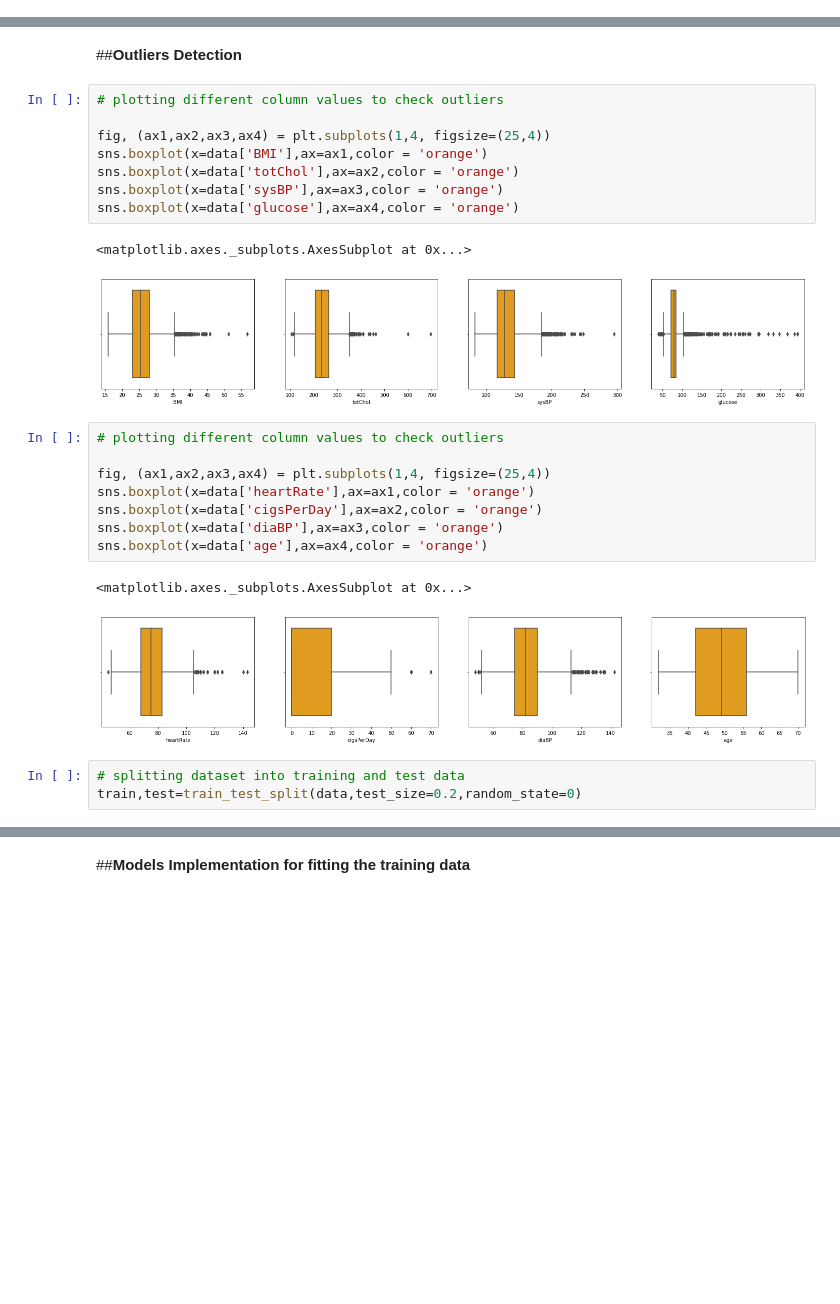
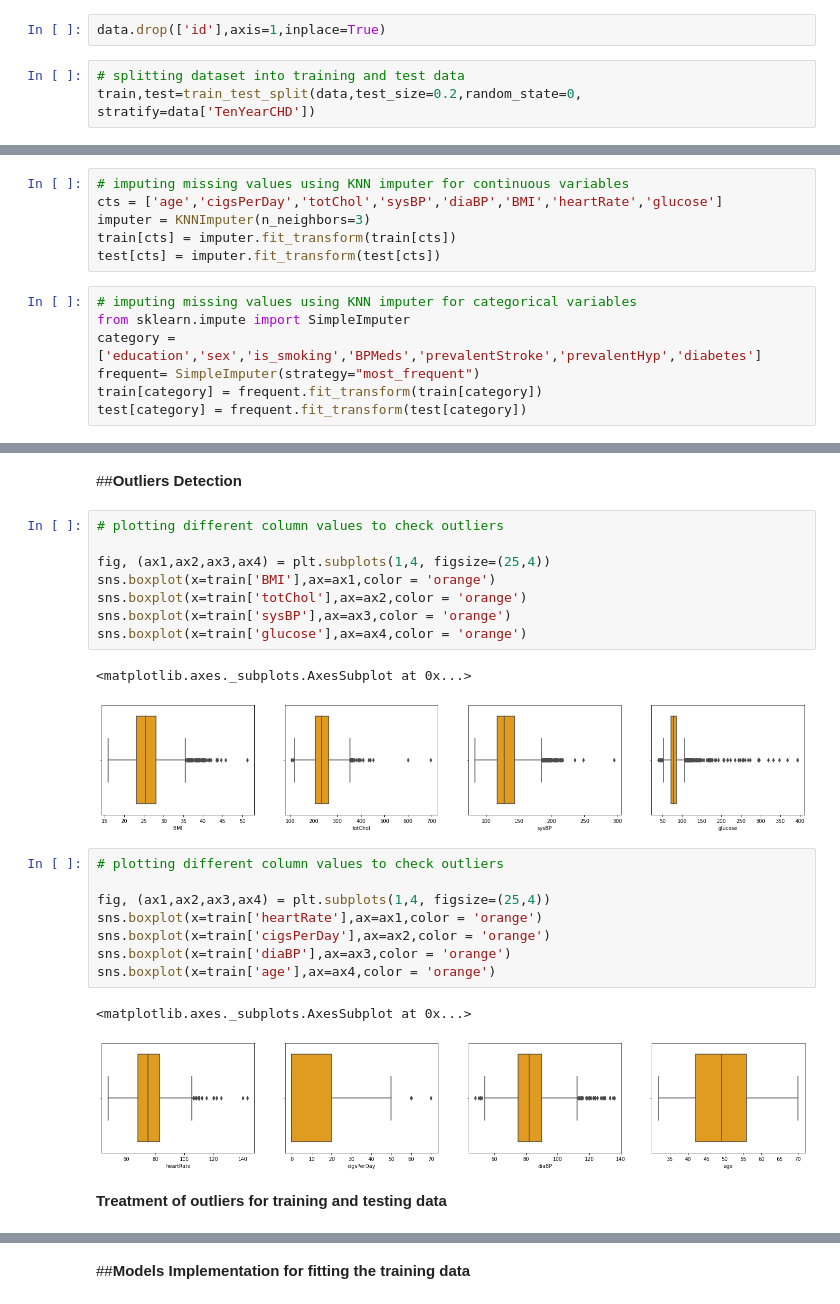
Before and after one commit to SAKSHIDHYANI/Cardiovascular-Risk-Prediction, a Jupyter notebook: Cardiovascular_Risk_Prediction.ipynb, the cells around one changed output, grey strips where cells are left out. Drawn from its saved outputs; the diff is of its cells as text; blank space fills up the shorter version.

```diff
--- a/Cardiovascular_Risk_Prediction.ipynb
+++ b/Cardiovascular_Risk_Prediction.ipynb
@@ -214,0 +196,5 @@ dtype: int64
+# %%
+data.drop(['id'],axis=1,inplace=True)
+# %%
+# splitting dataset into training and test data
+train,test=train_test_split(data,test_size=0.2,random_state=0, stratify=data['TenYearCHD'])
@@ -214,0 +257,13 @@ dtype: int64
+# %%
+# imputing missing values using KNN imputer for continuous variables
+cts = ['age','cigsPerDay','totChol','sysBP','diaBP','BMI','heartRate','glucose']
+imputer = KNNImputer(n_neighbors=3)
+train[cts] = imputer.fit_transform(train[cts])
+test[cts] = imputer.fit_transform(test[cts])
+# %%
+# imputing missing values using KNN imputer for categorical variables
+from sklearn.impute import SimpleImputer
+category = ['education','sex','is_smoking','BPMeds','prevalentStroke','prevalentHyp','diabetes']
+frequent= SimpleImputer(strategy="most_frequent")
+train[category] = frequent.fit_transform(train[category])
+test[category] = frequent.fit_transform(test[category])
@@ -482,25 +636,24 @@ plot('glucose')
 # %%
 # plotting different column values to check outliers
 
 fig, (ax1,ax2,ax3,ax4) = plt.subplots(1,4, figsize=(25,4))
-sns.boxplot(x=data['BMI'],ax=ax1,color = 'orange')
-sns.boxplot(x=data['totChol'],ax=ax2,color = 'orange')
-sns.boxplot(x=data['sysBP'],ax=ax3,color = 'orange')
-sns.boxplot(x=data['glucose'],ax=ax4,color = 'orange')
+sns.boxplot(x=train['BMI'],ax=ax1,color = 'orange')
+sns.boxplot(x=train['totChol'],ax=ax2,color = 'orange')
+sns.boxplot(x=train['sysBP'],ax=ax3,color = 'orange')
+sns.boxplot(x=train['glucose'],ax=ax4,color = 'orange')
 # %% [output]
 <matplotlib.axes._subplots.AxesSubplot at 0x...>
-[figure, old version]
+[figure, new version]
 # %%
 # plotting different column values to check outliers
 
 fig, (ax1,ax2,ax3,ax4) = plt.subplots(1,4, figsize=(25,4))
-sns.boxplot(x=data['heartRate'],ax=ax1,color = 'orange')
-sns.boxplot(x=data['cigsPerDay'],ax=ax2,color = 'orange')
-sns.boxplot(x=data['diaBP'],ax=ax3,color = 'orange')
-sns.boxplot(x=data['age'],ax=ax4,color = 'orange')
+sns.boxplot(x=train['heartRate'],ax=ax1,color = 'orange')
+sns.boxplot(x=train['cigsPerDay'],ax=ax2,color = 'orange')
+sns.boxplot(x=train['diaBP'],ax=ax3,color = 'orange')
+sns.boxplot(x=train['age'],ax=ax4,color = 'orange')
 # %% [output]
 <matplotlib.axes._subplots.AxesSubplot at 0x...>
-[figure, old version]
+[figure, new version]
-# %%
-# splitting dataset into training and test data
-train,test=train_test_split(data,test_size=0.2,random_state=0)
+# %% [markdown]
+**Treatment of outliers for training and testing data**
```
Also changed, not shown: parts of 202 cells of this notebook.
